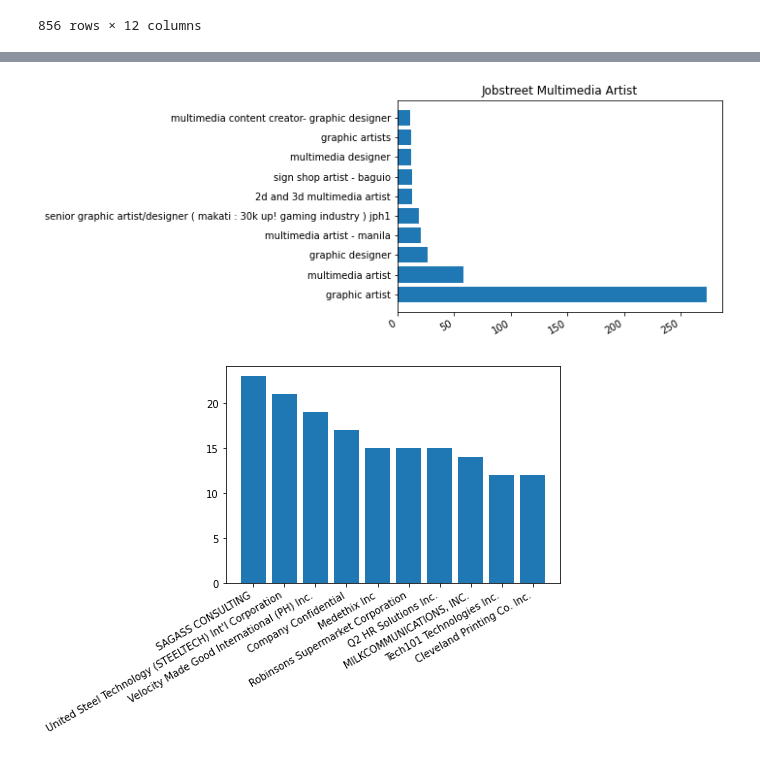
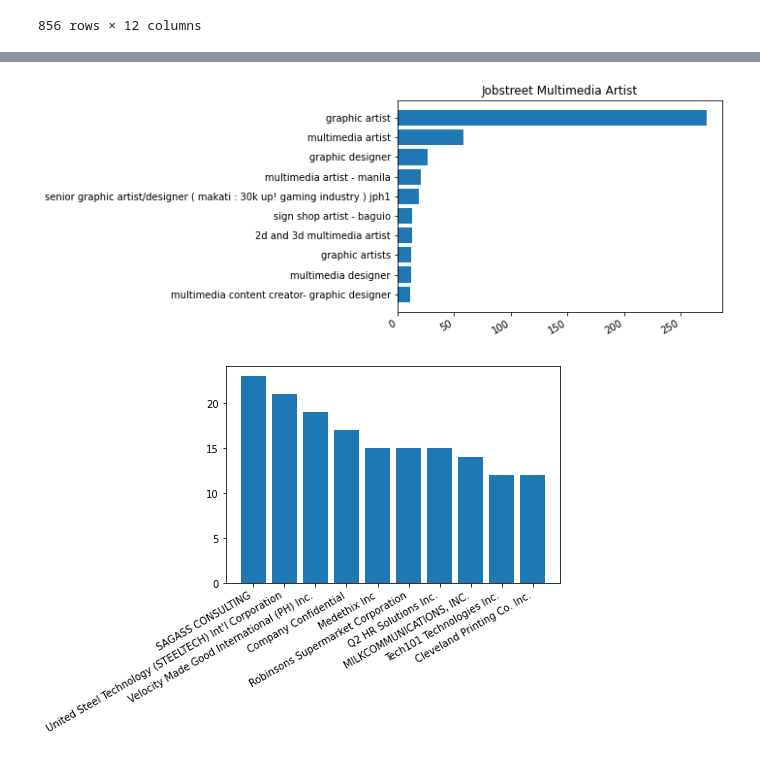
Before and after one commit to jvicrosario1106/husay_project_task, a Jupyter notebook: Data Analysis/Jobstreet Analysis/jobstreet_multimedia_artist.ipynb, the cells around one changed output, grey strips where cells are left out. Drawn from its saved outputs; the diff is of its cells as text; code cells hidden in the pictures.

```diff
--- a/Data Analysis/Jobstreet Analysis/jobstreet_multimedia_artist.ipynb
+++ b/Data Analysis/Jobstreet Analysis/jobstreet_multimedia_artist.ipynb
@@ -71,10 +57,12 @@ Name: Title, dtype: int64
+# %%
+sort = job_title.sort_values()
 # %%
-plt.barh(job_title.index, job_title.values)
+plt.barh(sort.index, sort.values)
 plt.title("Jobstreet Multimedia Artist")
 plt.xticks(rotation="30", ha="right")
 plt.show()
 # %% [output]
-[figure, old version]
+[figure, new version]
 # %%
 company_name = merge["Company"].value_counts()[0:10]
 # %%
```
Also changed, not shown: parts of 1 cell of this notebook, 35 other files.
